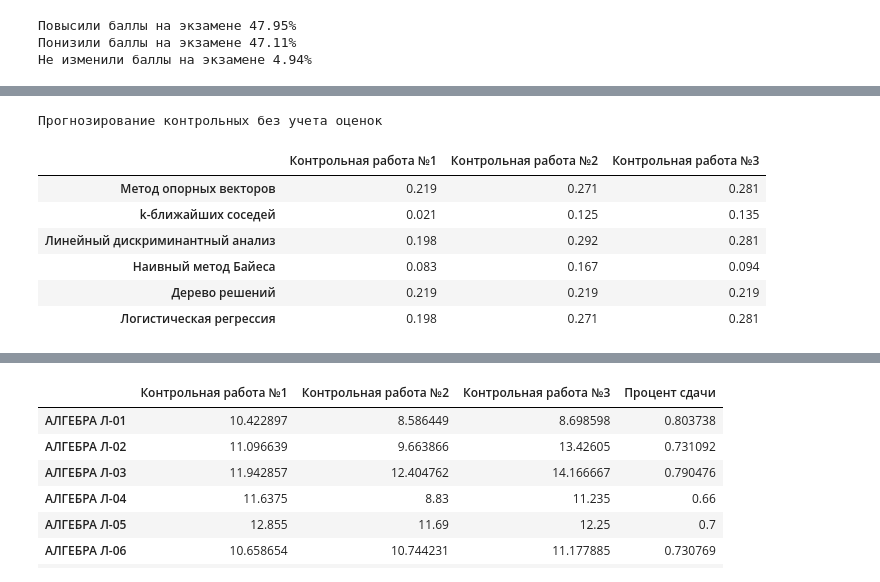
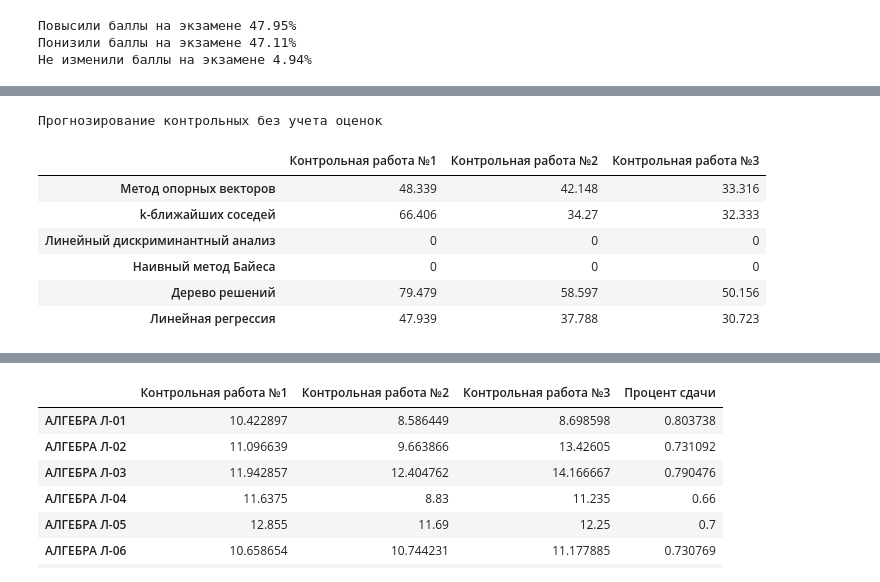
Before and after one commit to KokonTrol/VKR, a Jupyter notebook: prediction.ipynb, the cells around one changed output, grey strips where cells are left out. Saved outputs shown, nothing was run; the diff lists cells and outputs as text; code cells hidden in the pictures.

Commit message:
fix regress prediction

```diff
--- a/prediction.ipynb
+++ b/prediction.ipynb
@@ -55,17 +53,23 @@ models = {"Метод опорных векторов": SVC_model, \
 # %%
 def prediction_regres(X, Y):
-    Y=[int(i*100) for i in Y]
+    # Y=[int(i*100) for i in Y]
     X_train, X_test, y_train, y_test = train_test_split(X, Y, test_size=0.10, random_state=27)
     # y_train_original, y_train  = y_train, list(map(float, labels.fit_transform(y_train)))
     # y_test_original, y_test  = y_test, list(map(float, labels.fit_transform(y_test)))
     res = {}
+    for key, model in models_regres.items():
+        try:
+        # print(X_train, y_train)
+            model.fit(X_train, np.array(y_train))
+            data_prediction = model.predict(X_test)
 
-    for key, model in models.items():
-        model.fit(X_train, y_train)
-        data_prediction = model.predict(X_test)
+            res[key] =round(mean_squared_error(y_test, data_prediction), 3)
+            # print(key)
 
-        res[key] = round(accuracy_score(data_prediction.round(), y_test), 3)
-        data_prediction=[i/100.0 for i in data_prediction]
+        except Exception as e:
+            res[key] = 0
+            # print(key)
+        # data_prediction=[i/100.0 for i in data_prediction]
         # data_prediction = [y_train_original[list(y_train).index(i)] for i in data_prediction]
         # print(accuracy_score(data_prediction, y_test))
     return res
@@ -78,7 +82,7 @@ def prediction_class(X, Y):
         model.fit(X_train, y_train)
         data_prediction = model.predict(X_test)
 
-        res[key] = round(accuracy_score(data_prediction.round(), y_test), 3)
+        res[key] = round(accuracy_score(y_test, data_prediction.round()), 3)
         # print(accuracy_score(data_prediction, y_test))
     return res
 
@@ -168,30 +172,30 @@ results
 # %%
 # прогнозирование контрольных без учета оценок
 # try:
 # data.drop(["ФИО", "Команда"], axis=1, inplace=True)
 print("Прогнозирование контрольных без учета оценок")
-results = pd.DataFrame(index=list(models.keys()), columns=exams)
+results = pd.DataFrame(index=list(models_regres.keys()), columns=exams)
 for ex in exams:
     results[ex] = ""
-    X = data[data.loc[:,:ex].columns.difference(not_for_prediction+[ex]+scores)] #[name  for name in data.columns.to_list() if ex in name and ex!=name]]
+    X = data[data.loc[:,:ex].columns.difference(not_for_prediction+[ex])] #[name  for name in data.columns.to_list() if ex in name and ex!=name]]
     Y = data[ex] #.to_list()
     pred_res = prediction_regres(X, Y)
     for key, val in pred_res.items():
         results[ex][key] = val
 display(results)
 # except:
 #     # data.drop(["Направление"], axis=1, inplace=True)
 #     X = data[data.columns.difference(["Направление", "Сдал(-а)"])]
 #     Y = data["Сдал(-а)"].to_list()
 # %% [output]
 Прогнозирование контрольных без учета оценок
 |  | Контрольная работа №1 | Контрольная работа №2 | Контрольная работа №3 |
-| Метод опорных векторов | 0.219 | 0.271 | 0.281 |
-| k-ближайших соседей | 0.021 | 0.125 | 0.135 |
-| Линейный дискриминантный анализ | 0.198 | 0.292 | 0.281 |
-| Наивный метод Байеса | 0.083 | 0.167 | 0.094 |
-| Дерево решений | 0.219 | 0.219 | 0.219 |
-| Логистическая регрессия | 0.198 | 0.271 | 0.281 |
+| Метод опорных векторов | 48.339 | 42.148 | 33.316 |
+| k-ближайших соседей | 66.406 | 34.27 | 32.333 |
+| Линейный дискриминантный анализ | 0 | 0 | 0 |
+| Наивный метод Байеса | 0 | 0 | 0 |
+| Дерево решений | 79.479 | 58.597 | 50.156 |
+| Линейная регрессия | 47.939 | 37.788 | 30.723 |
 # %%
 # прогнозирование контрольных учитывая оценку
 # try:
```
Also changed, not shown: parts of 4 cells of this notebook, 2 other files.
